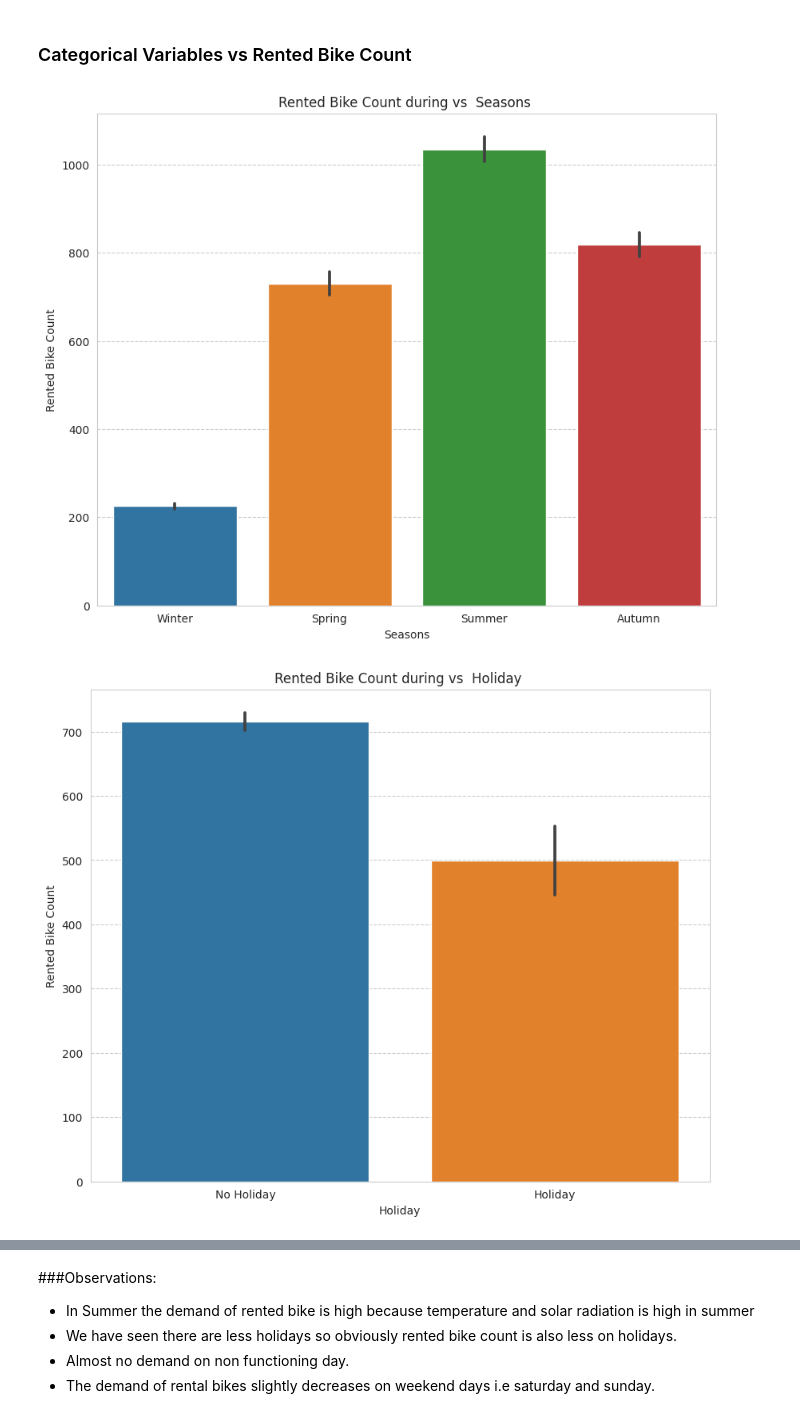
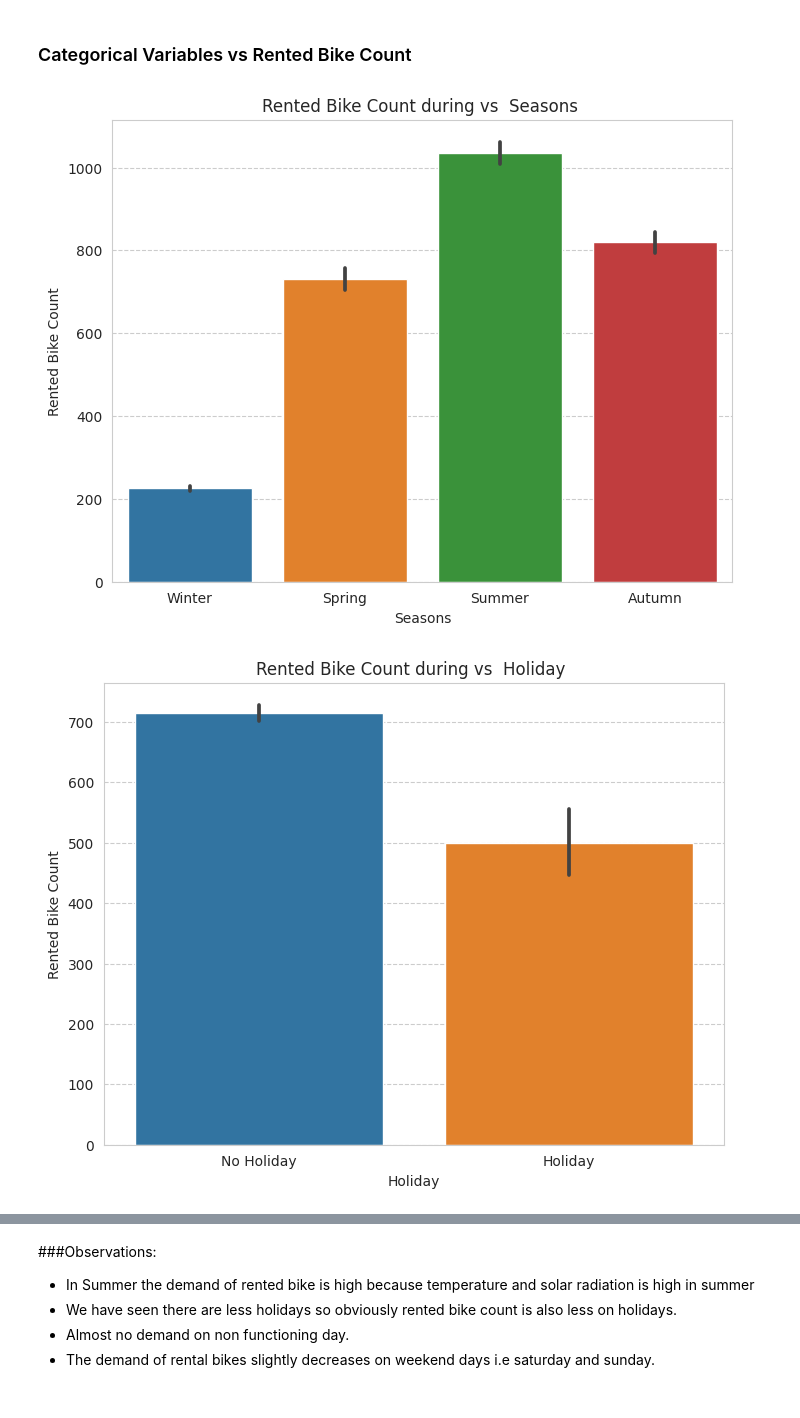
Before and after one commit to ady909/Capstone-Project-Bike-Sharing-Demand-Prediction-, a Jupyter notebook: Capstone_Project_Bike_Sharing_Demand_Prediction_.ipynb, the cells around one changed output, grey strips where cells are left out. Cells and saved outputs as stored; diff of their text form; code cells hidden in the pictures.

```diff
--- a/Capstone_Project_Bike_Sharing_Demand_Prediction_.ipynb
+++ b/Capstone_Project_Bike_Sharing_Demand_Prediction_.ipynb
@@ -426,11 +426,11 @@ Observations :
 # %%
 
 #Barplot
 for i in categorical_variables:
-    plt.figure(figsize=(10,8))
+    plt.figure(figsize=(8,6))
     sns.barplot(x=bike_df[i],y=bike_df['Rented Bike Count'])
     plt.title(f"Rented Bike Count during vs  {i} ")
     plt.show()
 # %% [output]
-[figure, old version]
+[figure, new version]
-[figure, old version]
+[figure, new version]
```
Also changed, not shown: parts of 32 cells of this notebook.
